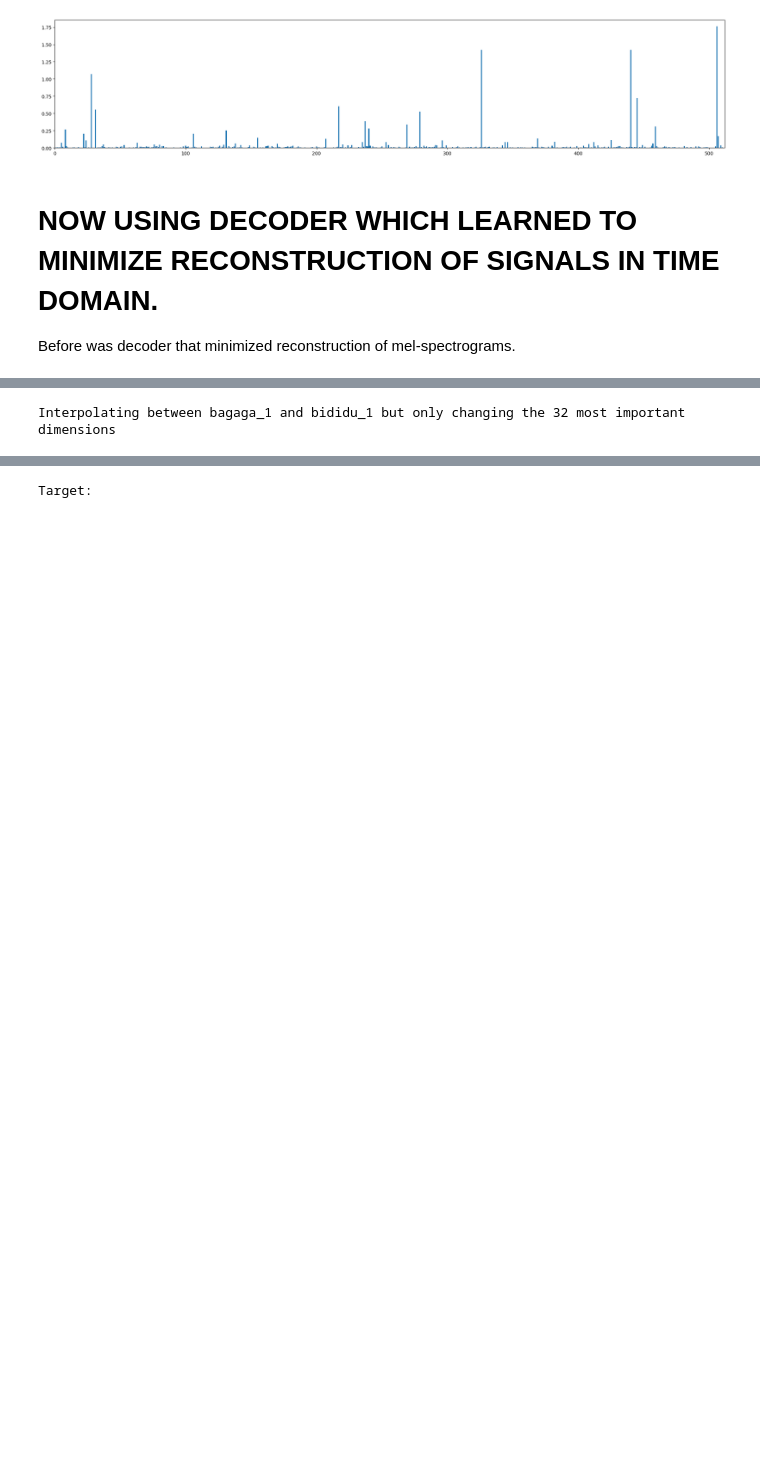
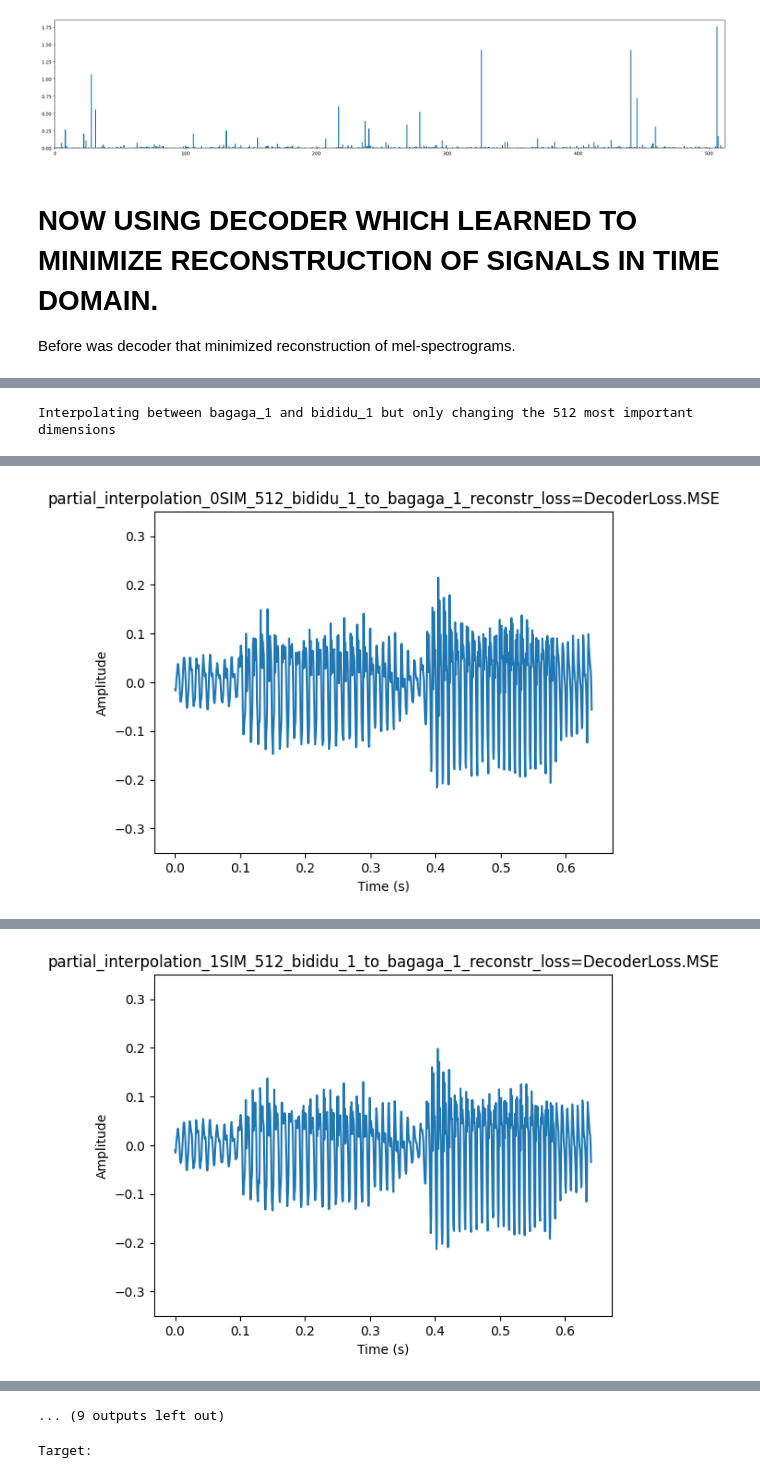
Before and after one commit to fdenoodt/Smooth-InfoMax, a Jupyter notebook: eval_decoder.ipynb, the cells around one changed output, grey strips where cells are left out. Saved outputs shown, nothing was run; the diff lists cells and outputs as text; code cells hidden in the pictures; blank space fills up the shorter version.

```diff
--- a/eval_decoder.ipynb
+++ b/eval_decoder.ipynb
@@ -610,29 +644,34 @@ Interpolating between bagaga_1 and bididu_1
 # %%
 # ********************************************************************************************************************
 # CHOOSE HOW MANY DIMENSIONS WILL BE CHANGED.
 # PLAY AROUND WITH THIS VALUE. Observe that GIM NEEDS MORE DIMENSIONS TO CHANGE THAN SIM, implying that GIM's information is more spread out. (SIM's information is more concentrated in fewer dimensions)
-nb_most_important_dims = 32  # val between 1 and 512
+nb_most_important_dims = 512  # val between 1 and 512
 assert nb_most_important_dims <= nb_dims
 # ********************************************************************************************************************
 
 # mean
 z_1_single_timeframe = z1.mean(axis=2)  # (1, 32)
 z_2_single_timeframe = z2.mean(axis=2)  # (1, 32)
 elemwise_multipl = abs(
     z_1_single_timeframe * z_2_single_timeframe)  # most important dimensions based on elementwise multiplication of z1.mean and z2.mean, where z1.ean and z2.mean are vectors of size 512 (or 32 in smaller architecture)
 
 # Objective: start from z_digibi and go to z_gabaga, but only change the 10 important dimensions (based on var: `elemwise_multipl)
 # 1. get the 10 most important dimensions
 dims = np.argsort(elemwise_multipl.squeeze())[::-1][:nb_most_important_dims]  # in descending order
 
 # 2. start from z_digibi and go to z_gabaga, but only change the 10 important dimensions
 zs = interpolate_partial(z1, z2, dims, 10)
 print(
     f"Interpolating between {z2_file} and {z1_file} but only changing the {nb_most_important_dims} most important dimensions")
-for z in zs:
+for idx, z in enumerate(zs):
     audio(z)
+    plot_reduced_resolution(z,
+                            savename=f"partial_interpolation_{idx}{type}_{nb_dims}_{z1_file}_to_{z2_file}_reconstr_loss={opt.decoder_config.decoder_loss}",
+                            downsample_factor=10)
 # %% [output]
-Interpolating between bagaga_1 and bididu_1 but only changing the 32 most important dimensions
+Interpolating between bagaga_1 and bididu_1 but only changing the 512 most important dimensions
 [interactive output not drawn]
+[figure, added]
 [interactive output not drawn]
+[figure, added]
 [interactive output not drawn]
@@ -646,3 +684,4 @@ Interpolating between bagaga_1 and bididu_1 but only changing the 32 most import
+... (9 outputs left out)
 # %%
 print("Target:")
 plot(z1)
```
Also changed, not shown: parts of 9 cells of this notebook, 3 other files.
